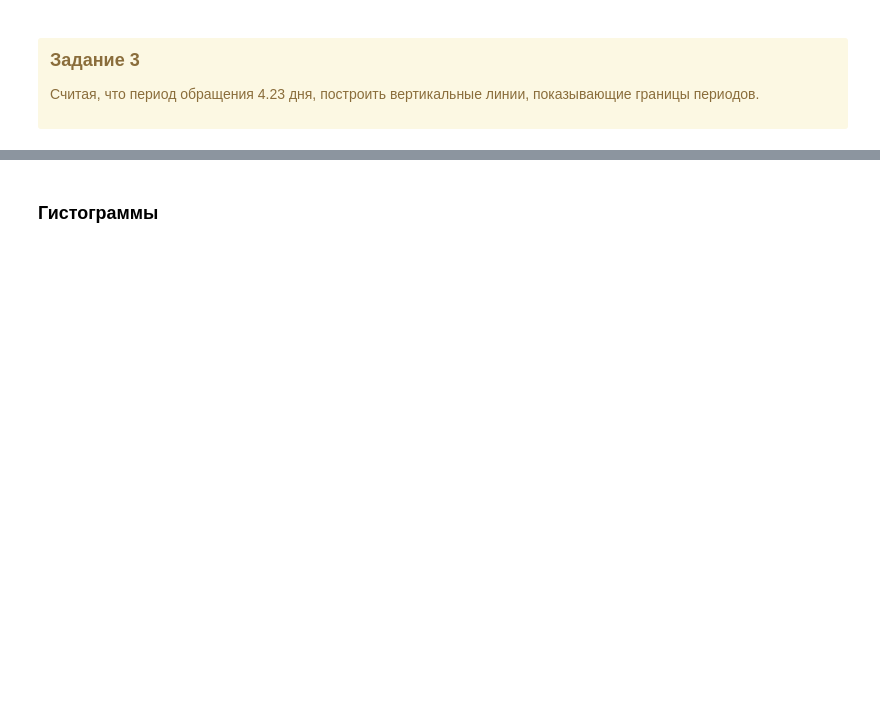
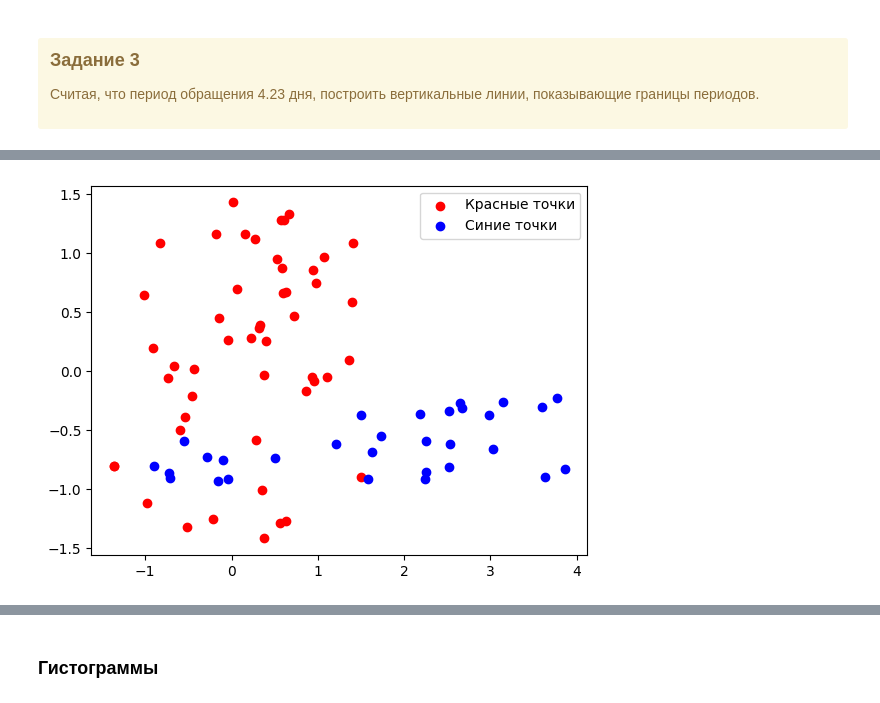
Before and after one commit to Kraysent/apsh-3, a Jupyter notebook: school/02/02_matplotlib/02_matplotlib_answerkey.ipynb, the cells around one changed output, grey strips where cells are left out. Cells and saved outputs as stored; diff of their text form; code cells hidden in the pictures; blank space fills up the shorter version.

Commit message:
add examples to matplotlib notebook

```diff
--- a/school/02/02_matplotlib/02_matplotlib_answerkey.ipynb
+++ b/school/02/02_matplotlib/02_matplotlib_answerkey.ipynb
@@ -192,2 +210,22 @@ plt.show()
+# %%
+import matplotlib.pyplot as plt
+import numpy as np
+
+xs = np.random.uniform(-1.5, 1.5, 50)
+ys = np.random.uniform(-1.5, 1.5, 50)
+
+plt.scatter(xs, ys, color="red", label="Красные точки")
+
+# Можно накладывать графики друг на друга, чтобы получить несколько
+
+xs2 = np.random.uniform(-1.0, 4, 30)
+ys2 = np.random.uniform(-1, -0.2, 30)
+
+plt.scatter(xs2, ys2, color="blue", label="Синие точки")
+
+plt.legend()
+plt.show()
+# %% [output]
+[figure, added]
 # %% [markdown]
 ### Чтение CSV файлов при помощи `numpy`
```
Also changed, not shown: parts of 6 cells of this notebook, 2 other files.
